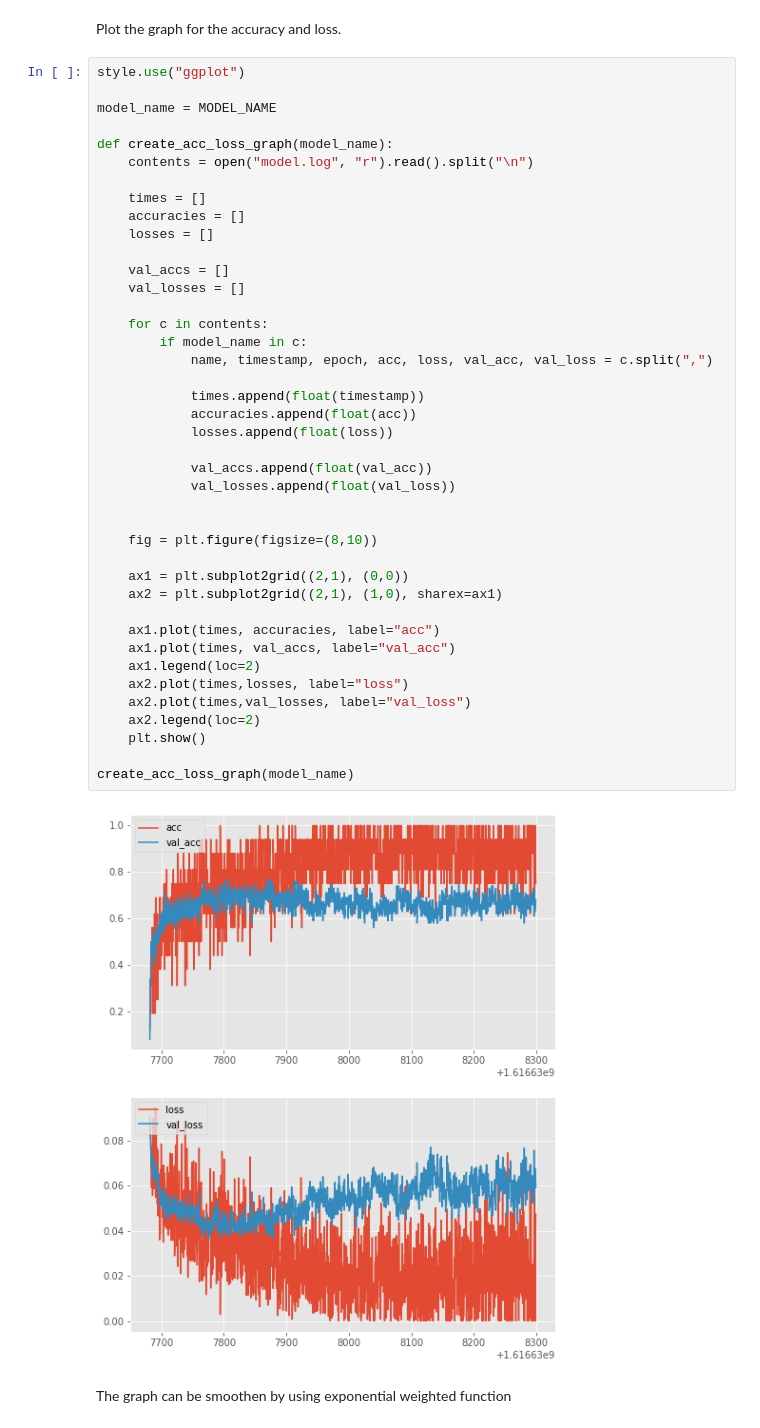
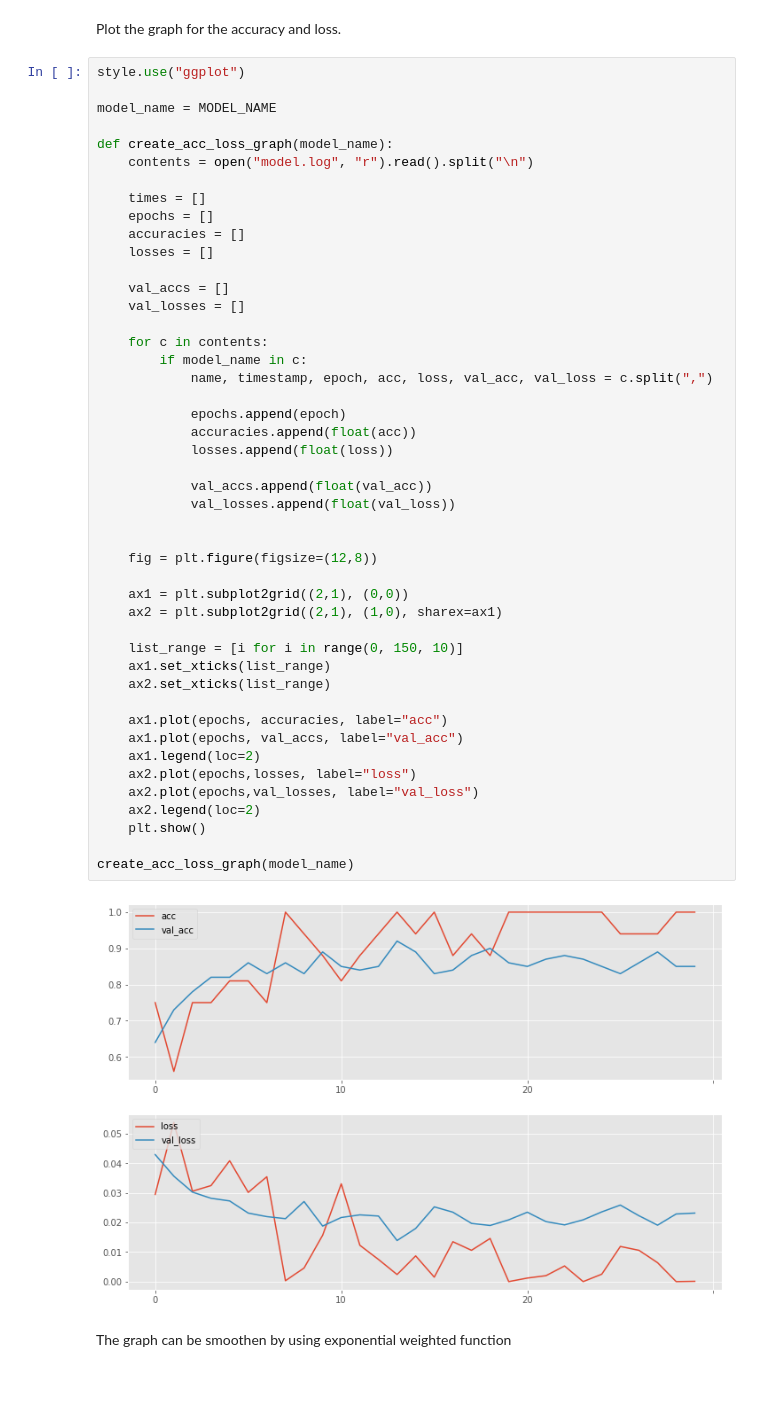
Before and after one commit to weiyutang1010/CIFAR10, a Jupyter notebook: CIFAR10.ipynb, the cells around one changed output. Drawn from its saved outputs; the diff is of its cells as text; blank space fills up the shorter version.

```diff
--- a/CIFAR10.ipynb
+++ b/CIFAR10.ipynb
@@ -209,40 +311,45 @@ def create_acc_loss_graph(model_name):
     contents = open("model.log", "r").read().split("\n")
 
     times = []
+    epochs = []
     accuracies = []
     losses = []
 
     val_accs = []
     val_losses = []
 
     for c in contents:
         if model_name in c:
             name, timestamp, epoch, acc, loss, val_acc, val_loss = c.split(",")
 
-            times.append(float(timestamp))
+            epochs.append(epoch)
             accuracies.append(float(acc))
             losses.append(float(loss))
 
             val_accs.append(float(val_acc))
             val_losses.append(float(val_loss))
 
 
-    fig = plt.figure(figsize=(8,10))
+    fig = plt.figure(figsize=(12,8))
 
     ax1 = plt.subplot2grid((2,1), (0,0))
     ax2 = plt.subplot2grid((2,1), (1,0), sharex=ax1)
 
-    ax1.plot(times, accuracies, label="acc")
-    ax1.plot(times, val_accs, label="val_acc")
+    list_range = [i for i in range(0, 150, 10)]
+    ax1.set_xticks(list_range)
+    ax2.set_xticks(list_range)
+
+    ax1.plot(epochs, accuracies, label="acc")
+    ax1.plot(epochs, val_accs, label="val_acc")
     ax1.legend(loc=2)
-    ax2.plot(times,losses, label="loss")
-    ax2.plot(times,val_losses, label="val_loss")
+    ax2.plot(epochs,losses, label="loss")
+    ax2.plot(epochs,val_losses, label="val_loss")
     ax2.legend(loc=2)
     plt.show()
 
 create_acc_loss_graph(model_name)
 # %% [output]
-[figure, old version]
+[figure, new version]
 # %% [markdown]
 The graph can be smoothen by using exponential weighted function
 # %%
```
Also changed, not shown: parts of 13 cells of this notebook.
